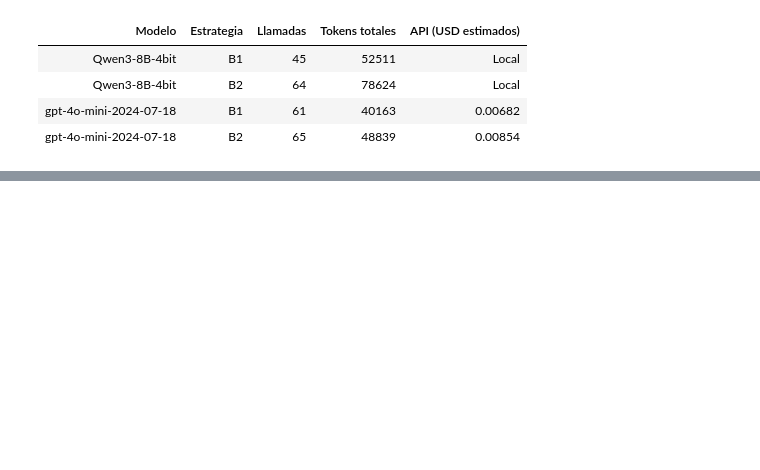
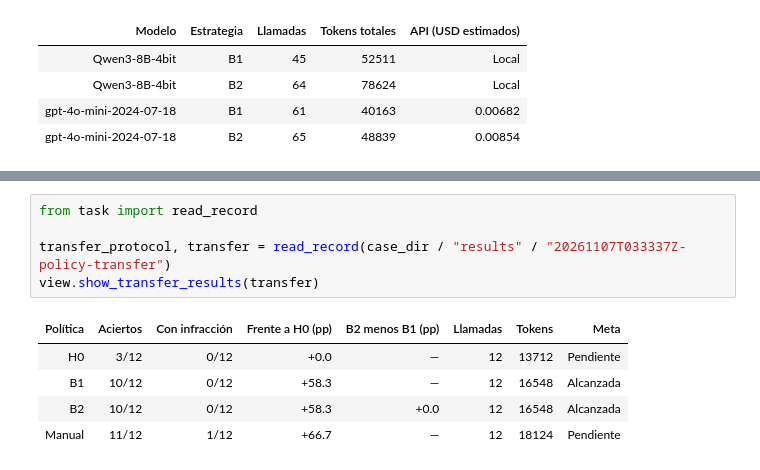
Before and after one commit to jairzinhosantos/thinking-harness, a Jupyter notebook: research/cases/case-0003-debt-negotiation/notebooks/study-overview.ipynb, the cells around one changed output, grey strips where cells are left out. Drawn from its saved outputs; the diff is of its cells as text; blank space fills up the shorter version.

```diff
--- a/research/cases/case-0003-debt-negotiation/notebooks/study-overview.ipynb
+++ b/research/cases/case-0003-debt-negotiation/notebooks/study-overview.ipynb
@@ -568,0 +581,11 @@ view.show_model_results(records)
+# %%
+from task import read_record
+
+transfer_protocol, transfer = read_record(case_dir / "results" / "20261107T033337Z-policy-transfer")
+view.show_transfer_results(transfer)
+# %% [output]
+| Política | Aciertos | Con infracción | Frente a H0 (pp) | B2 menos B1 (pp) | Llamadas | Tokens | Meta |
+| H0 | 3/12 | 0/12 | +0.0 | — | 12 | 13712 | Pendiente |
+| B1 | 10/12 | 0/12 | +58.3 | — | 12 | 16548 | Alcanzada |
+| B2 | 10/12 | 0/12 | +58.3 | +0.0 | 12 | 16548 | Alcanzada |
+| Manual | 11/12 | 1/12 | +66.7 | — | 12 | 18124 | Pendiente |
```
Also changed, not shown: parts of 5 cells of this notebook, 5 other files.
